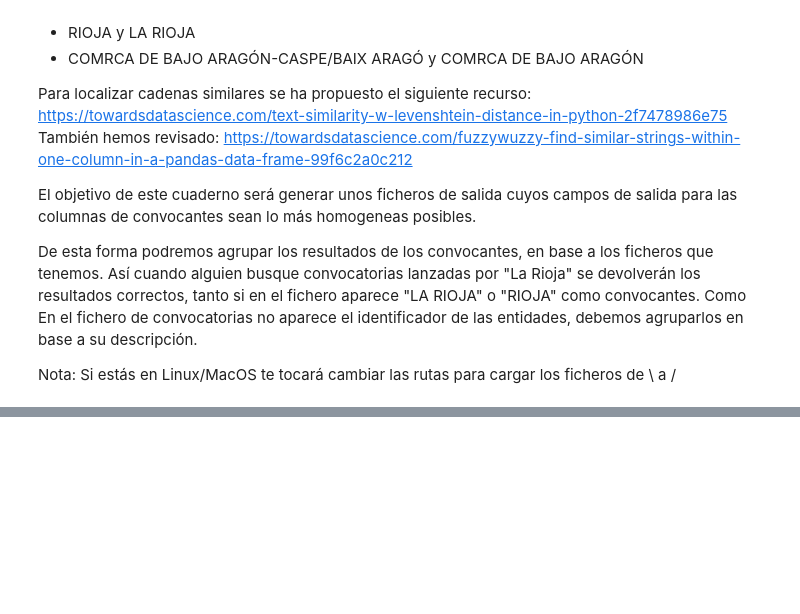
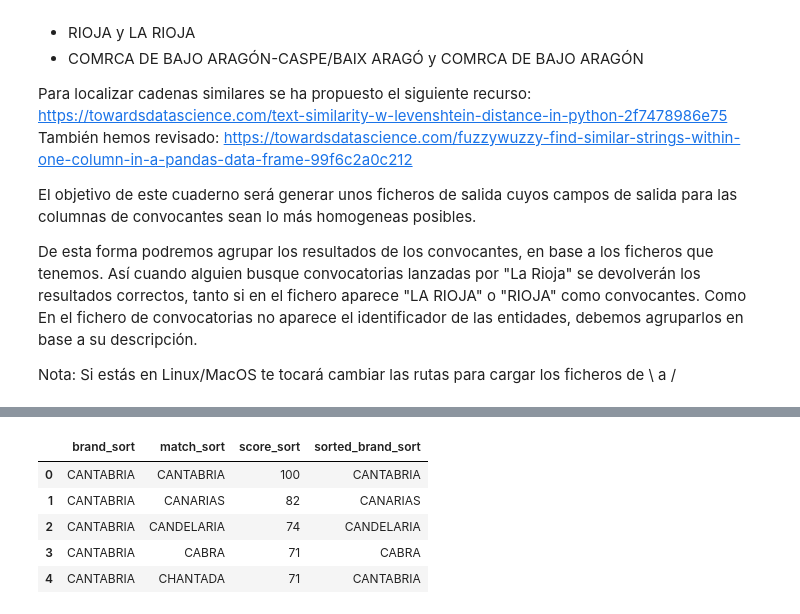
Before and after one commit to JaimeObregon/subvenciones, a Jupyter notebook: notebooks/analisis-similaridad-convocantes.ipynb, the cells around one changed output, grey strips where cells are left out. Saved outputs shown, nothing was run; the diff lists cells and outputs as text; code cells hidden in the pictures; blank space fills up the shorter version.

```diff
--- a/notebooks/analisis-similaridad-convocantes.ipynb
+++ b/notebooks/analisis-similaridad-convocantes.ipynb
@@ -191,0 +198,11 @@ df.loc[[58300439]]
+# %%
+import numpy as np
+similarity_sort['sorted_brand_sort'] = np.minimum(similarity_sort['brand_sort'], similarity_sort['match_sort'])
+similarity_sort.head()
+# %% [output]
+|  | brand_sort | match_sort | score_sort | sorted_brand_sort |
+| 0 | CANTABRIA | CANTABRIA | 100 | CANTABRIA |
+| 1 | CANTABRIA | CANARIAS | 82 | CANARIAS |
+| 2 | CANTABRIA | CANDELARIA | 74 | CANDELARIA |
+| 3 | CANTABRIA | CABRA | 71 | CABRA |
+| 4 | CANTABRIA | CHANTADA | 71 | CANTABRIA |
```
Also changed, not shown: parts of 46 cells of this notebook, 2 other files.
